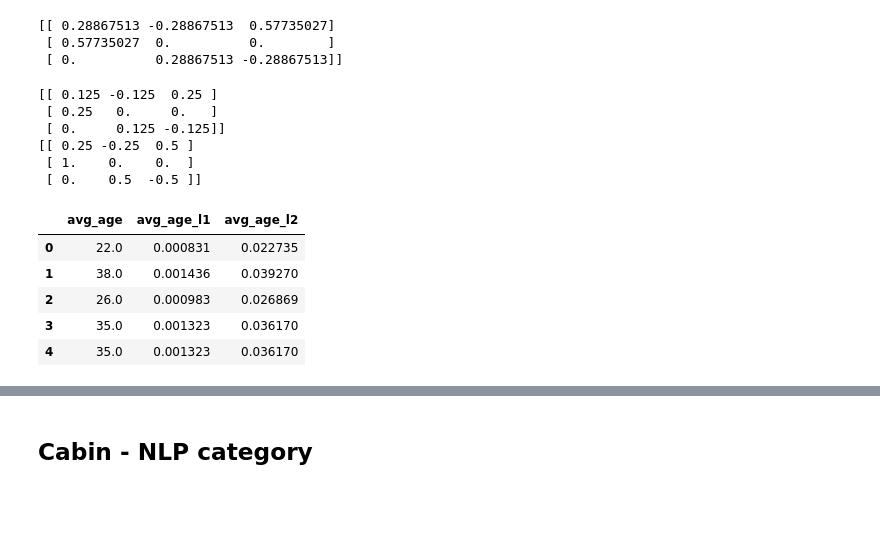
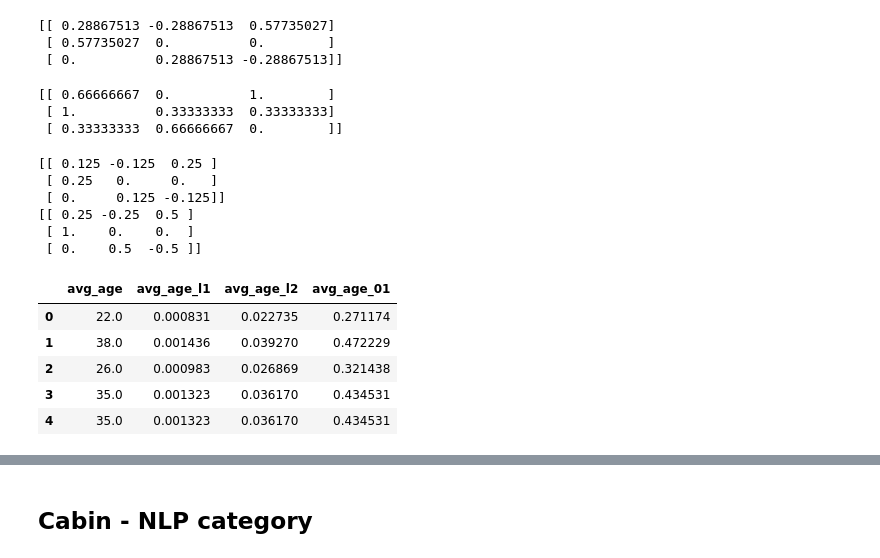
Before and after one commit to GoatWang/IIIMaterial, a Jupyter notebook: 02_PreProcessing/main02.ipynb, the cells around one changed output, grey strips where cells are left out. Cells and saved outputs as stored; diff of their text form; code cells hidden in the pictures; blank space fills up the shorter version.

```diff
--- a/02_PreProcessing/main02.ipynb
+++ b/02_PreProcessing/main02.ipynb
@@ -229,6 +242,26 @@ print(X_normalized)
 [[ 0.28867513 -0.28867513  0.57735027]
  [ 0.57735027  0.          0.        ]
  [ 0.          0.28867513 -0.28867513]]
+# %%
+# 請寫出L2 Normaliaze的function
+def normalize_to_01(X):
+    """if type(X) == np.array, and X has two dimensiions"""
+    #=============your works starts===============#
+    min_x = np.min(X)
+    max_x = np.max(X)
+    X = (X - min_x) / (max_x - min_x)
+    #==============your works ends================#
+    return X
+
+X_normalized = normalize_to_01(X)
+print(X_normalized)
+# [[ 0.66666667  0.          1.        ]
+#  [ 1.          0.33333333  0.33333333]
+#  [ 0.33333333  0.66666667  0.        ]
+# %% [output]
+[[ 0.66666667  0.          1.        ]
+ [ 1.          0.33333333  0.33333333]
+ [ 0.33333333  0.66666667  0.        ]]
 # %%
 X = [[ 1., -1.,  2.],
      [ 2.,  0.,  0.],
@@ -256,15 +289,17 @@ print(X_normalized_sklearn)
 # %%
 avg_age_l1 = normalize_l1(df['avg_age'].values)
 avg_age_l2 = normalize_l2(df['avg_age'].values)
+avg_age_01 = normalize_to_01(df['avg_age'].values)
 
 df['avg_age_l1'] = avg_age_l1
 df['avg_age_l2'] = avg_age_l2
+df['avg_age_01'] = avg_age_01
 
-df[['avg_age', 'avg_age_l1', 'avg_age_l2']].head()
+df[['avg_age', 'avg_age_l1', 'avg_age_l2', 'avg_age_01']].head()
 # %% [output]
-|  | avg_age | avg_age_l1 | avg_age_l2 |
-| 0 | 22.0 | 0.000831 | 0.022735 |
-| 1 | 38.0 | 0.001436 | 0.039270 |
-| 2 | 26.0 | 0.000983 | 0.026869 |
-| 3 | 35.0 | 0.001323 | 0.036170 |
-| 4 | 35.0 | 0.001323 | 0.036170 |
+|  | avg_age | avg_age_l1 | avg_age_l2 | avg_age_01 |
+| 0 | 22.0 | 0.000831 | 0.022735 | 0.271174 |
+| 1 | 38.0 | 0.001436 | 0.039270 | 0.472229 |
+| 2 | 26.0 | 0.000983 | 0.026869 | 0.321438 |
+| 3 | 35.0 | 0.001323 | 0.036170 | 0.434531 |
+| 4 | 35.0 | 0.001323 | 0.036170 | 0.434531 |
```
Also changed, not shown: parts of 5 cells of this notebook, 2 other files.
